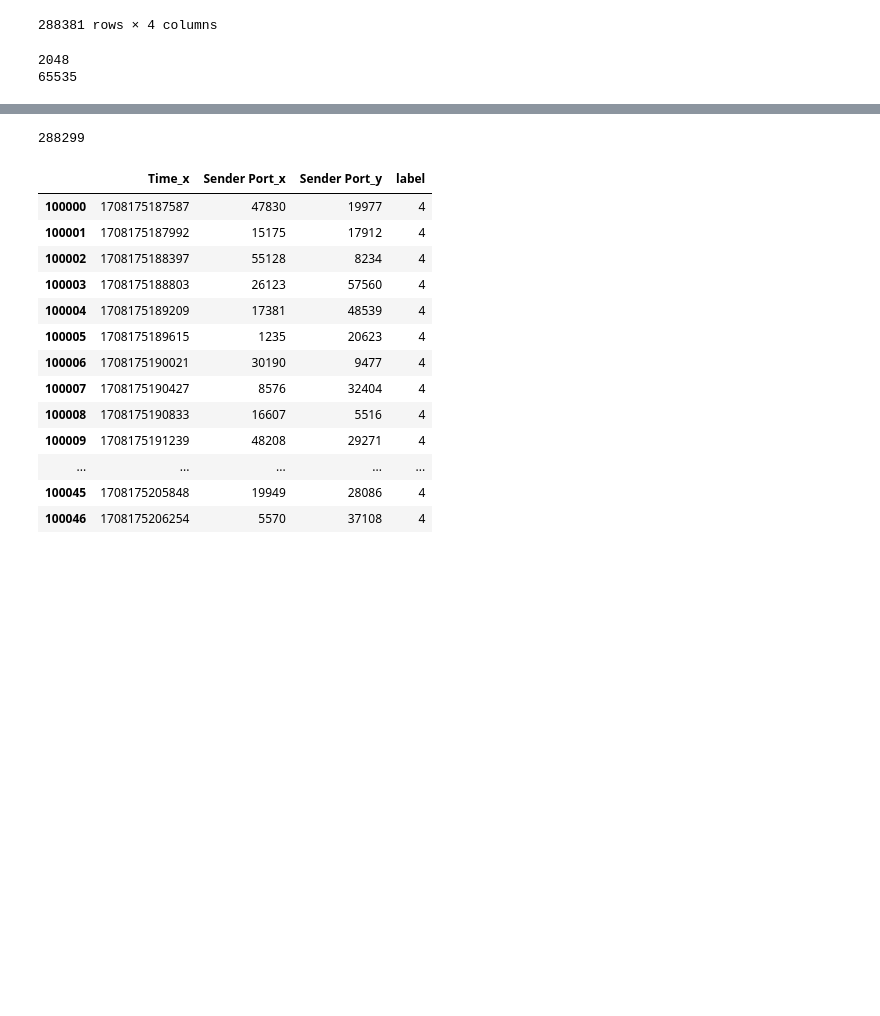
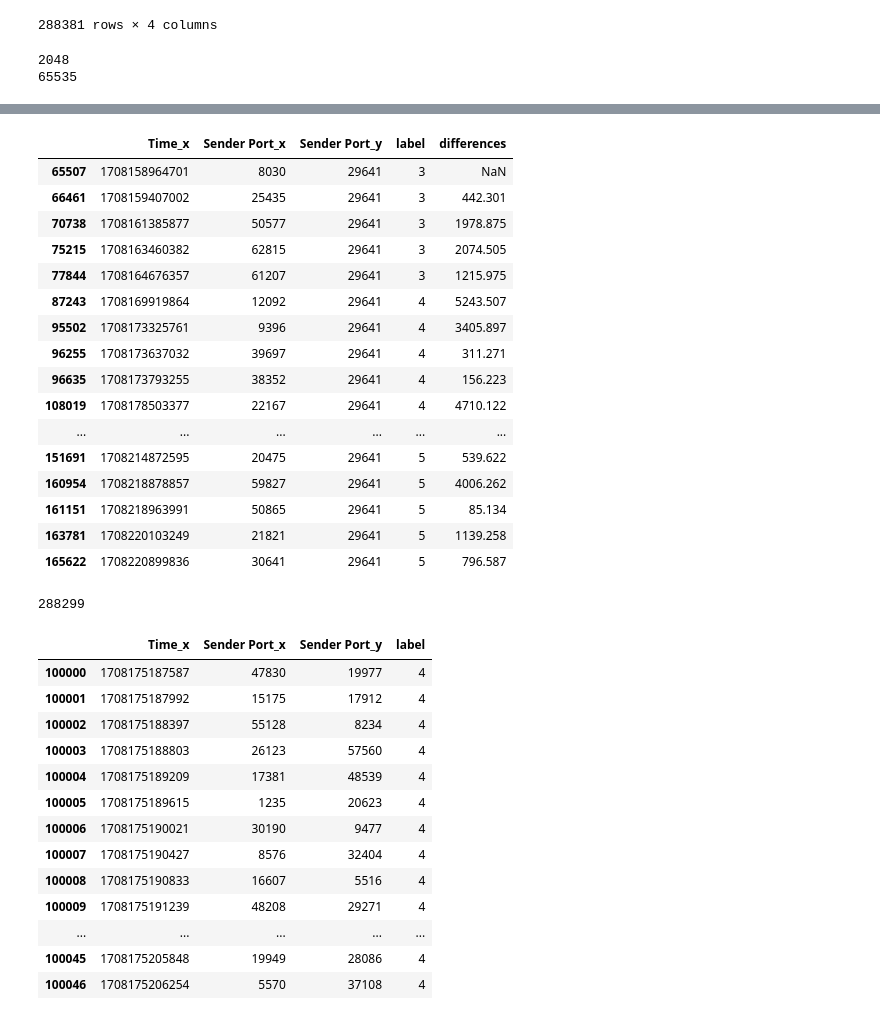
Before and after one commit to OrestisKan/telecom-analysis, a Jupyter notebook: eda_lyca_nl.ipynb, the cells around one changed output, grey strips where cells are left out. Drawn from its saved outputs; the diff is of its cells as text; code cells hidden in the pictures; blank space fills up the shorter version.

```diff
--- a/eda_lyca_nl.ipynb
+++ b/eda_lyca_nl.ipynb
@@ -194,3 +210,26 @@ print(df['Sender Port_y'].max())
+# %%
+temp =  df[df['Sender Port_y'] == 29641].sort_values(by="Time_x")
+temp['differences'] = temp['Time_x'].diff()
+temp['differences'] = temp['differences'] /1000
+temp
+# %% [output]
+|  | Time_x | Sender Port_x | Sender Port_y | label | differences |
+| 65507 | 1708158964701 | 8030 | 29641 | 3 | NaN |
+| 66461 | 1708159407002 | 25435 | 29641 | 3 | 442.301 |
+| 70738 | 1708161385877 | 50577 | 29641 | 3 | 1978.875 |
+| 75215 | 1708163460382 | 62815 | 29641 | 3 | 2074.505 |
+| 77844 | 1708164676357 | 61207 | 29641 | 3 | 1215.975 |
+| 87243 | 1708169919864 | 12092 | 29641 | 4 | 5243.507 |
+| 95502 | 1708173325761 | 9396 | 29641 | 4 | 3405.897 |
+| 96255 | 1708173637032 | 39697 | 29641 | 4 | 311.271 |
+| 96635 | 1708173793255 | 38352 | 29641 | 4 | 156.223 |
+| 108019 | 1708178503377 | 22167 | 29641 | 4 | 4710.122 |
+| ... | ... | ... | ... | ... | ... |
+| 151691 | 1708214872595 | 20475 | 29641 | 5 | 539.622 |
+| 160954 | 1708218878857 | 59827 | 29641 | 5 | 4006.262 |
+| 161151 | 1708218963991 | 50865 | 29641 | 5 | 85.134 |
+| 163781 | 1708220103249 | 21821 | 29641 | 5 | 1139.258 |
+| 165622 | 1708220899836 | 30641 | 29641 | 5 | 796.587 |
 # %%
 import matplotlib as plt
 df["time"] = pd.to_datetime(df["Time_x"], unit='ms' )
```
Also changed, not shown: parts of 1 cell of this notebook, 12 other files.
